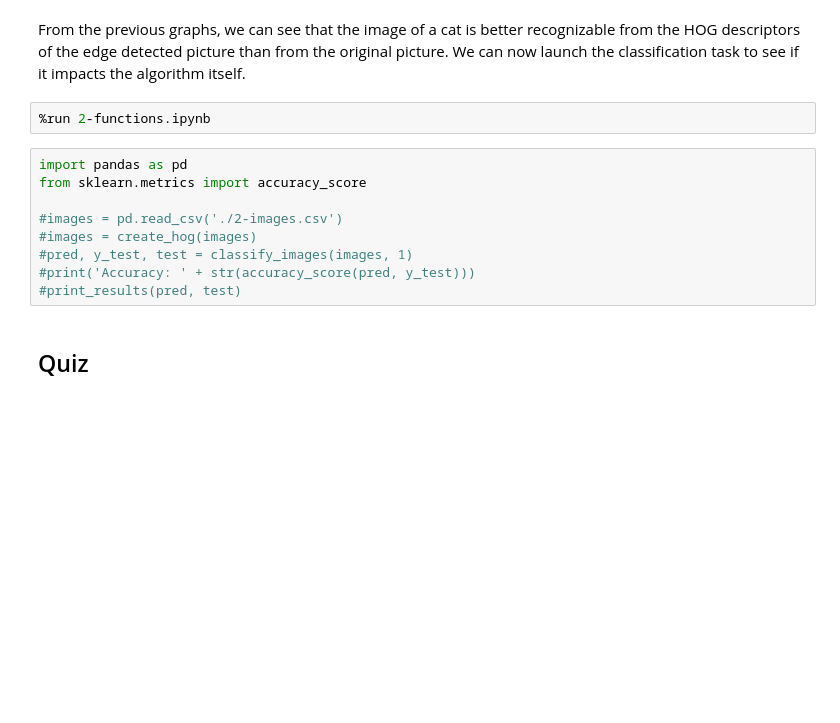
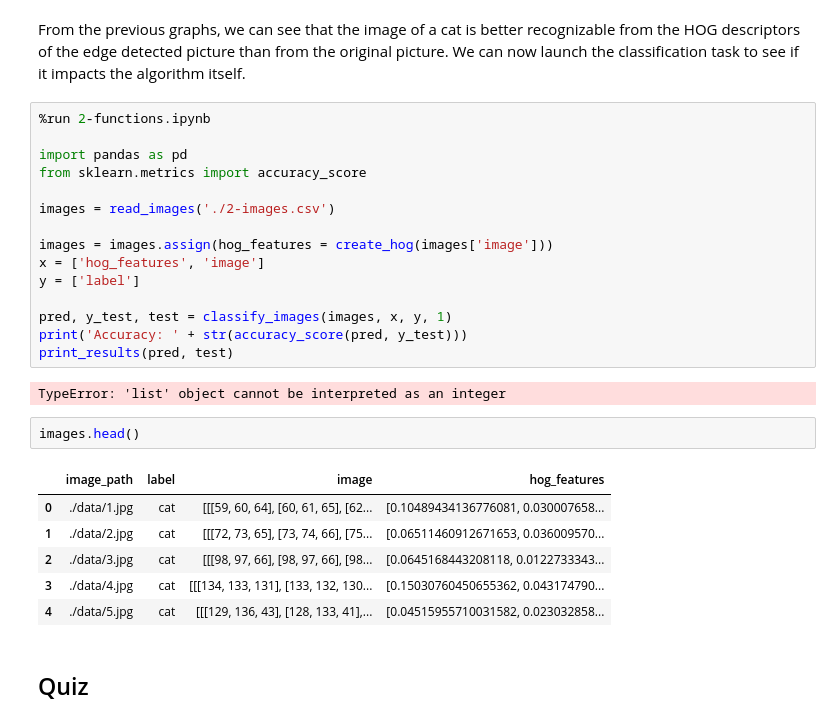
Before and after one commit to annalaine/quaxp, a Jupyter notebook: 2-2-2-edge.ipynb, the cells around one changed output. Drawn from its saved outputs; the diff is of its cells as text; blank space fills up the shorter version.

```diff
--- a/2-2-2-edge.ipynb
+++ b/2-2-2-edge.ipynb
@@ -130,16 +130,31 @@ plt.show()
 [figure]
 # %% [markdown]
 From the previous graphs, we can see that the image of a cat is better recognizable from the HOG descriptors of the edge detected picture than from the original picture. We can now launch the classification task to see if it impacts the algorithm itself.
-# %%
-%run 2-functions.ipynb
 # %%
+%run 2-functions.ipynb
+
 import pandas as pd
 from sklearn.metrics import accuracy_score
 
-#images = pd.read_csv('./2-images.csv')
-#images = create_hog(images)
-#pred, y_test, test = classify_images(images, 1)
-#print('Accuracy: ' + str(accuracy_score(pred, y_test)))
-#print_results(pred, test)
+images = read_images('./2-images.csv')
+
+images = images.assign(hog_features = create_hog(images['image']))
+x = ['hog_features', 'image']
+y = ['label']
+
+pred, y_test, test = classify_images(images, x, y, 1)
+print('Accuracy: ' + str(accuracy_score(pred, y_test)))
+print_results(pred, test)
+# %% [output]
+TypeError: 'list' object cannot be interpreted as an integer
+# %%
+images.head()
+# %% [output]
+|  | image_path | label | image | hog_features |
+| 0 | ./data/1.jpg | cat | [[[59, 60, 64], [60, 61, 65], [62... | [0.10489434136776081, 0.030007658... |
+| 1 | ./data/2.jpg | cat | [[[72, 73, 65], [73, 74, 66], [75... | [0.06511460912671653, 0.036009570... |
+| 2 | ./data/3.jpg | cat | [[[98, 97, 66], [98, 97, 66], [98... | [0.0645168443208118, 0.0122733343... |
+| 3 | ./data/4.jpg | cat | [[[134, 133, 131], [133, 132, 130... | [0.15030760450655362, 0.043174790... |
+| 4 | ./data/5.jpg | cat | [[[129, 136, 43], [128, 133, 41],... | [0.04515955710031582, 0.023032858... |
 # %% [markdown]
 ## Quiz
```
Also changed, not shown: 3 other files.
